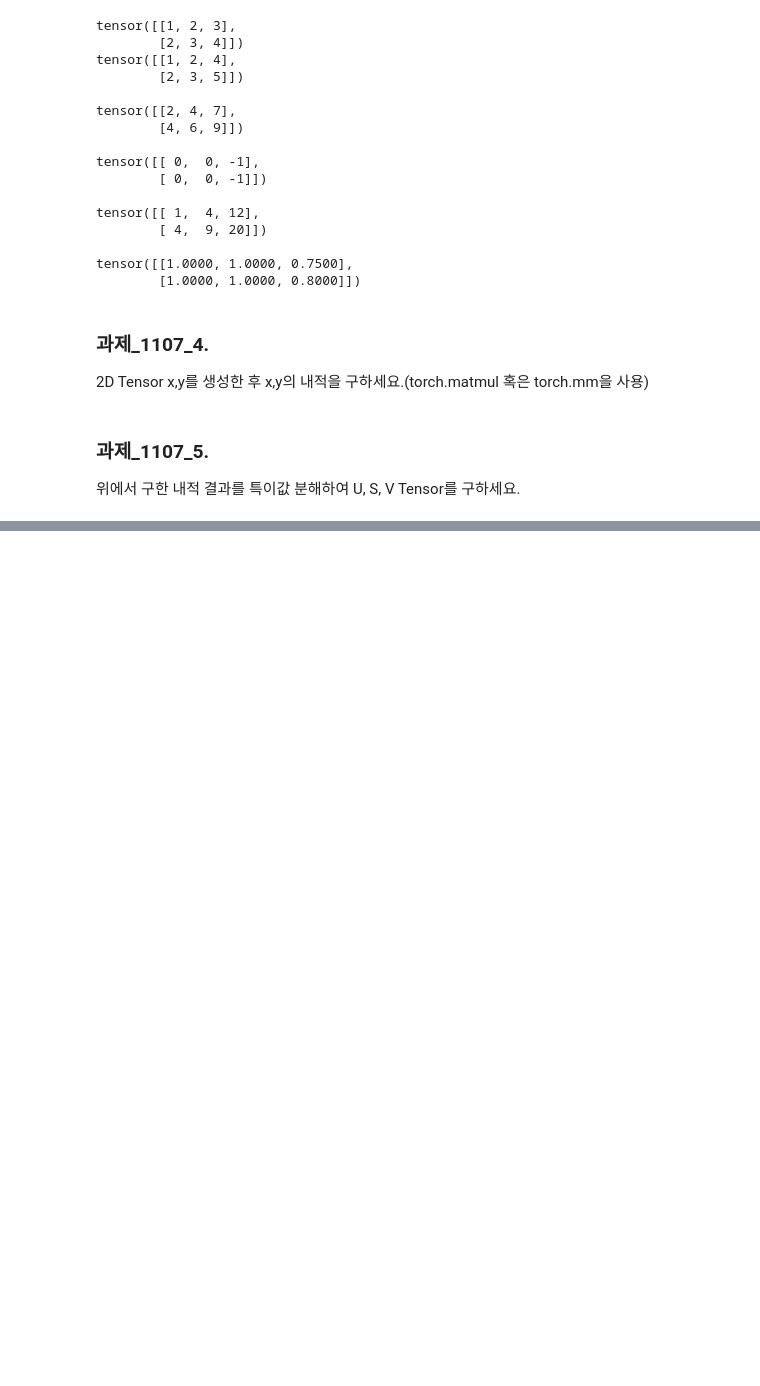
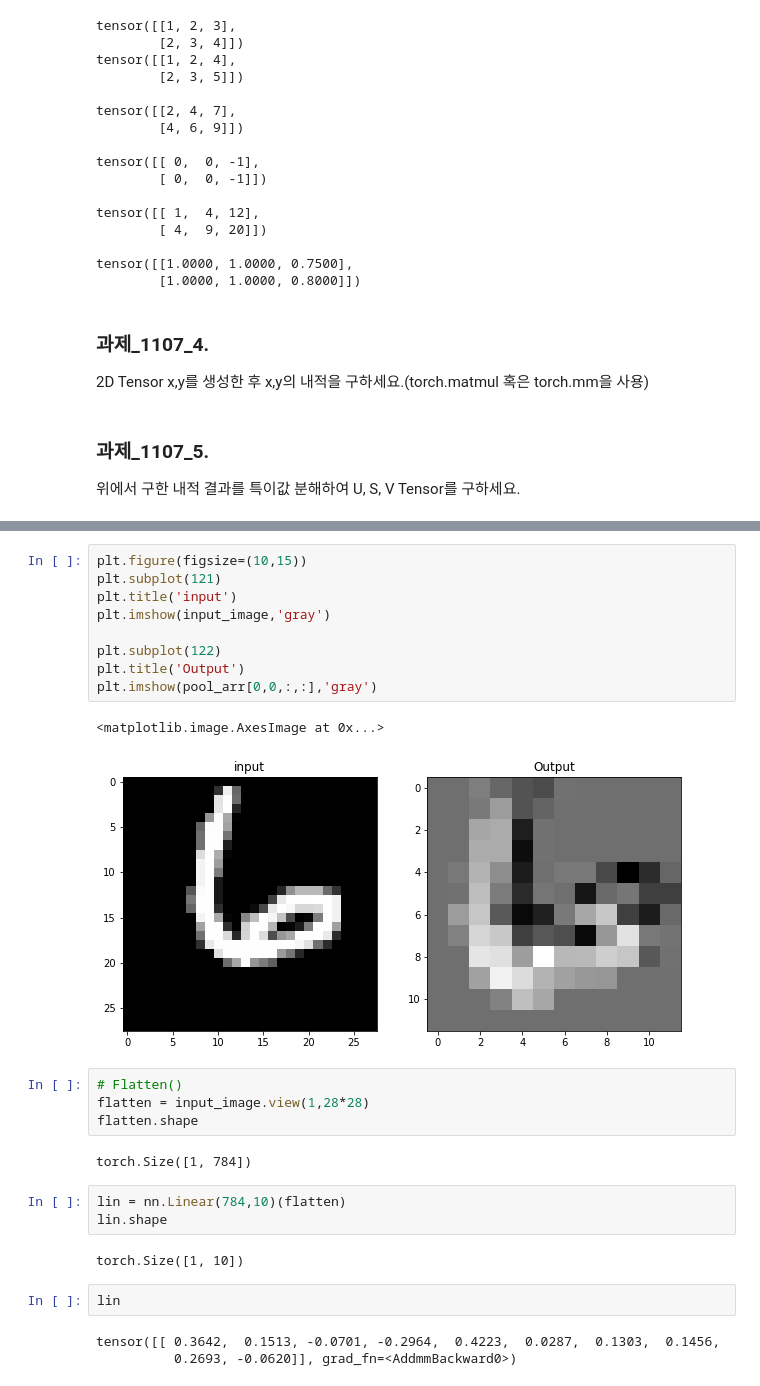
Before and after one commit to bnv20/kdt7, a Jupyter notebook: m9_딥러닝기초/파이토치기초.ipynb, the cells around one changed output, grey strips where cells are left out. Cells and saved outputs as stored; diff of their text form; blank space fills up the shorter version.

```diff
--- a/m9_딥러닝기초/파이토치기초.ipynb
+++ b/m9_딥러닝기초/파이토치기초.ipynb
@@ -248,0 +664,28 @@ tensor([[1.0000, 1.0000, 0.7500],
+# %%
+plt.figure(figsize=(10,15))
+plt.subplot(121)
+plt.title('input')
+plt.imshow(input_image,'gray')
+
+plt.subplot(122)
+plt.title('Output')
+plt.imshow(pool_arr[0,0,:,:],'gray')
+# %% [output]
+<matplotlib.image.AxesImage at 0x...>
+[figure, added]
+# %%
+# Flatten()
+flatten = input_image.view(1,28*28)
+flatten.shape
+# %% [output]
+torch.Size([1, 784])
+# %%
+lin = nn.Linear(784,10)(flatten)
+lin.shape
+# %% [output]
+torch.Size([1, 10])
+# %%
+lin
+# %% [output]
+tensor([[ 0.3642,  0.1513, -0.0701, -0.2964,  0.4223,  0.0287,  0.1303,  0.1456,
+          0.2693, -0.0620]], grad_fn=<AddmmBackward0>)
```
Also changed, not shown: parts of 57 cells of this notebook.
